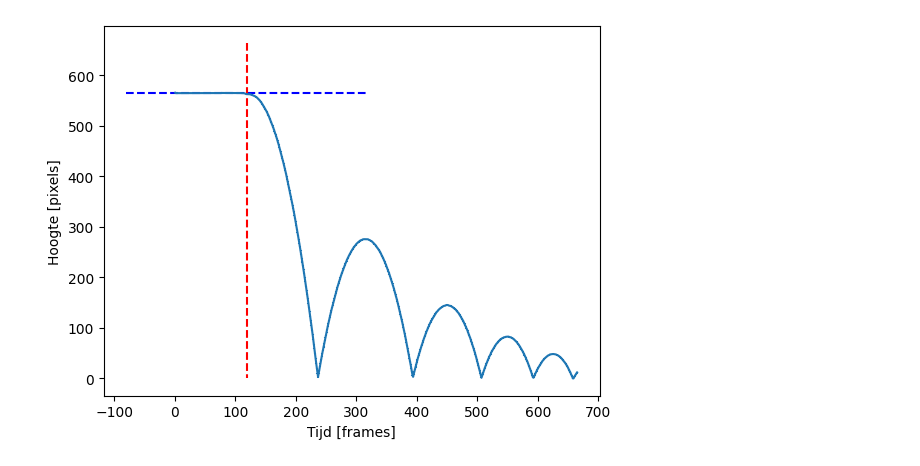
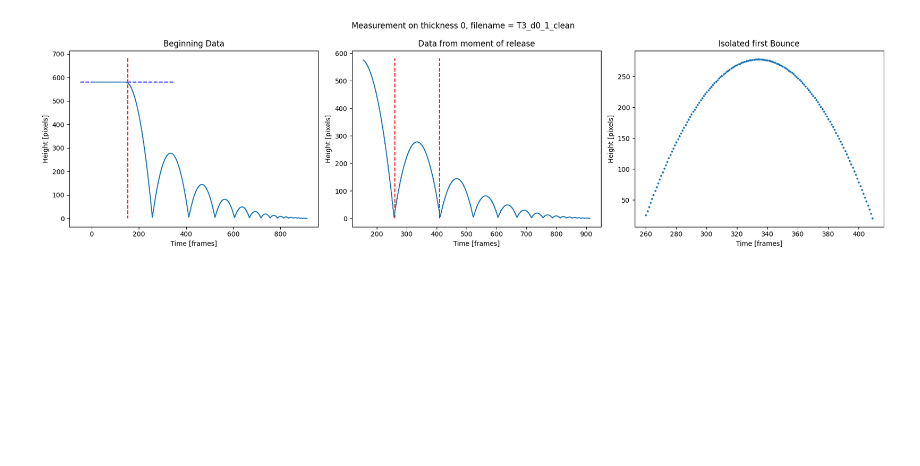
Before and after one commit to joshuadijksman/paperstack, a Jupyter notebook: Manou_version/code/dataread.ipynb, the cells around one changed output. Saved outputs shown, nothing was run; the diff lists cells and outputs as text; code cells hidden in the pictures; blank space fills up the shorter version.

```diff
--- a/Manou_version/code/dataread.ipynb
+++ b/Manou_version/code/dataread.ipynb
@@ -28,92 +16,11 @@ NameError: name 'coordinate_swap' is not defined
 # %%
-SPECIFIC_FOLDER = "metingen_0_40"
-NETWORK_FOLDER = Path(rf"Z:\Data_Manou_Maria\{SPECIFIC_FOLDER}")
-
-def databewerken(filename):
+NETWORK_FOLDER = Path(rf"Z:\Clean_Data\Data_Manou_Maria_Clean")
+T3_Thicknesses = [0, 20, 40, 60, 80, 100, 140, 180, 200, 250, 300, 350, 400, 500]
+V_Thicknesses = [0, 1, 2, 4, 6, 8, 10, 12, 14, 16, 18, 20, 25, 30, 35, 40]
 
 
-    # dont tweak these
-    average_first_N_points = 0
-    delete_first_elements = 0
-    laagtepunt_1 = 0
-    laagtepunt_2 = 0
-
-    #data_current =  pd.read_csv(rf"metingen_3/{filename}.mqa", sep='\t')
-    file_path = NETWORK_FOLDER / f"{filename}.mqa"
-    data_current =  pd.read_csv(file_path, sep='\t')
-
-    omgedraaid_y_current = data_current.iloc[:, 2] #Camera hangt scheef, dus omdraaien die handel en lezen van de x-coordinaten.
-    frame_current = data_current.iloc[:, 0]
-    laagste_y_current = max(omgedraaid_y_current)
-
-    y_current = []
-    for oy in omgedraaid_y_current:
-        y = laagste_y_current - oy
-        y_current.append(y)
-
-    # ervoor zorgen dat eerste rechte data wordt afgeknipt
-    for i in range(N_points):           # gemiddelde nemen van eerste N punten
-        average_first_N_points += y_current[i]
-    average_first_N_points = average_first_N_points / N_points
-
-
-    while abs(y_current[delete_first_elements] - average_first_N_points) < leniency:        # wachten tot een punt te ver van het gemiddelde van de eerste N af zit
-        delete_first_elements += 1
-    delete_first_elements -= 10     # Voor de zekerheid een beetje doorspoelen
-
-
-
-    afgeknipt_y_current = y_current[delete_first_elements + 20:]     # de rechte elementen afknippen
-    afgeknipt_frame_current = frame_current[delete_first_elements + 20:]
-
-    smoothknip = gaussian_filter1d(afgeknipt_y_current, sigma = sigma)     # hier een gaussisch filter overheen halen, zodat alle punten mooi zijn
-
-
-    for i in range(len(smoothknip) - 1):
-        if smoothknip[i] < smoothknip[i + 1] and smoothknip[i] < smoothknip[i-1]:      # van deze data de eerste twee minimums vinden en het frame hiervan onthouden
-            print(f"laagtepunt bevindt zich op {i} frames.")
-            if laagtepunt_1 == 0:
-                laagtepunt_1 = i + 2
-            else:
-                laagtepunt_2 = i - 2
-                break
-
-    hoogste_y_current = (min(y_current[:delete_first_elements]) + max(y_current[:delete_first_elements]) ) / 2
-    laagste_y_current = min(y_current)
-
-    y = [0, hoogste_y_current]
-    x1 = [laagtepunt_1 + delete_first_elements + 20, laagtepunt_1 + delete_first_elements + 20]
-    x2 = [laagtepunt_2 + delete_first_elements + 20, laagtepunt_2 + delete_first_elements + 20]
-
-    print((f'Meting op dikte {filename}'))
-    #plt.title(f'Meting op dikte {filename}')
-    plt.errorbar(frame_current, y_current, yerr = y_err)
-    plt.plot([delete_first_elements -200, delete_first_elements + 200], [hoogste_y_current, hoogste_y_current], 'b--')
-    plt.plot([delete_first_elements, delete_first_elements], [hoogste_y_current + 100, 0], 'r--')
-    plt.xlabel('Tijd [frames]')
-    plt.ylabel('Hoogte [pixels]')
-    plt.show()
-    print(f"de eerste {delete_first_elements} frames worden afgeknipt.")
-    print(f'de valhoogte coordinaat is {hoogste_y_current}.')
-
-    print((f'Meting op dikte {filename}'))
-    #plt.title(f'Meting op dikte {filename}')
-    plt.errorbar(afgeknipt_frame_current, afgeknipt_y_current, yerr = y_err)
-    plt.xlabel('Tijd [frames]')
-    plt.ylabel('Hoogte [pixels]')
-    plt.plot(x1, y, 'r--')
-    plt.plot(x2, y, 'r--')
-    plt.show()
-
-    print((f'Meting op dikte {filename}'))
-    #plt.title(f'Meting op dikte {filename}')
-    plt.errorbar(afgeknipt_frame_current[laagtepunt_1 : laagtepunt_2], afgeknipt_y_current[laagtepunt_1 : laagtepunt_2], yerr = y_err, markersize = 2, fmt = 'o')
-    plt.xlabel('Tijd [frames]')
-    plt.ylabel('Hoogte [pixels]')
-    plt.show()
-
-    return y_current, afgeknipt_y_current, frame_current, laagtepunt_1, laagtepunt_2, delete_first_elements
-
-filename = f"V_d0_1"
-print(databewerken(filename))
+for thickness in T3_Thicknesses:
+    for i in [1, 2, 3]:
+        filename = f"T3_d{thickness}_{i}_clean"
+        a, b, c = selfmadefunctions.databewerken(NETWORK_FOLDER, filename, thickness)
 # %% [output]
@@ -123 +32 @@ Meting op dikte V_d0_1
-[figure, old version]
+[figure, new version]
```
Also changed, not shown: parts of 3 cells of this notebook, 2 other files.
